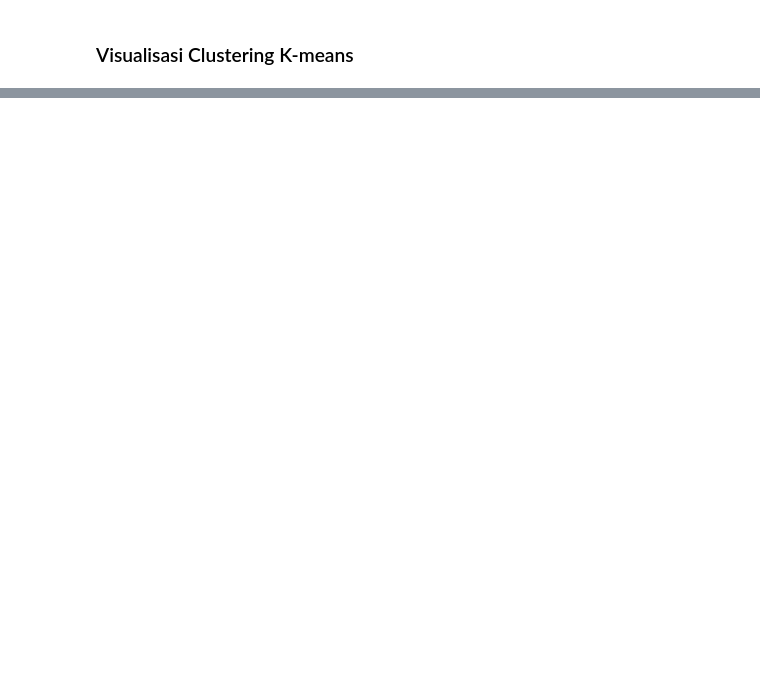
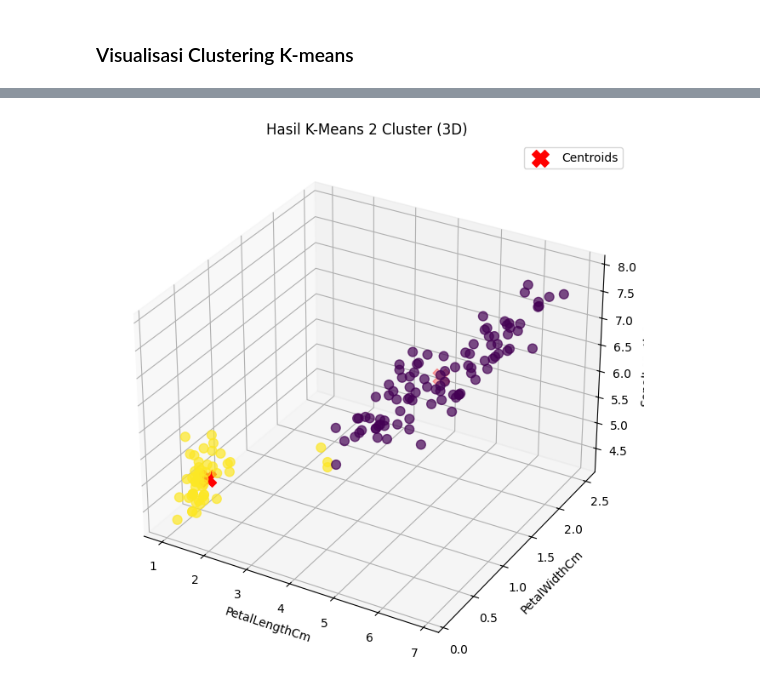
Before and after one commit to ilham08-GH/pendata, a Jupyter notebook: _sources/Modeling.ipynb, the cells around one changed output, grey strips where cells are left out. Drawn from its saved outputs; the diff is of its cells as text; code cells hidden in the pictures; blank space fills up the shorter version.

```diff
--- a/_sources/Modeling.ipynb
+++ b/_sources/Modeling.ipynb
@@ -453,0 +903,48 @@ Nilai K optimal: 3 (Silhouette Score: 0.8439)
+# %%
+from mpl_toolkits.mplot3d import Axes3D
+import seaborn as sns
+
+# Pilih 3 fitur untuk visualisasi 3D
+x_axis = 'PetalLengthCm'
+y_axis = 'PetalWidthCm'
+z_axis = 'SepalLengthCm'
+
+# Buat DataFrame hasil clustering dengan menggabungkan df asli dan hasil clustering
+plot_df = df.copy()
+plot_df['cluster'] = final_labels
+
+fig = plt.figure(figsize=(10, 8))
+ax = fig.add_subplot(111, projection='3d')
+
+# Plot titik data, warna berdasarkan cluster
+scatter = ax.scatter(
+    plot_df[x_axis],
+    plot_df[y_axis],
+    plot_df[z_axis],
+    c=plot_df['cluster'],
+    cmap='viridis',
+    s=60,
+    alpha=0.7
+)
+
+# Plot centroid (sesuaikan index fitur di centroid)
+ax.scatter(
+    # Correctly use .columns.get_loc() to get the index of the column
+    final_centroids[:, selected_columns.columns.get_loc(x_axis)],
+    final_centroids[:, selected_columns.columns.get_loc(y_axis)],
+    final_centroids[:, selected_columns.columns.get_loc(z_axis)],
+    s=200,
+    c='red',
+    marker='X',
+    label='Centroids'
+)
+
+ax.set_xlabel(x_axis)
+ax.set_ylabel(y_axis)
+ax.set_zlabel(z_axis)
+ax.set_title(f'Hasil K-Means {K} Cluster (3D)')
+ax.legend()
+
+plt.show()
+# %% [output]
+[figure, added]
```
Also changed, not shown: parts of 56 cells of this notebook, 27 other files.
